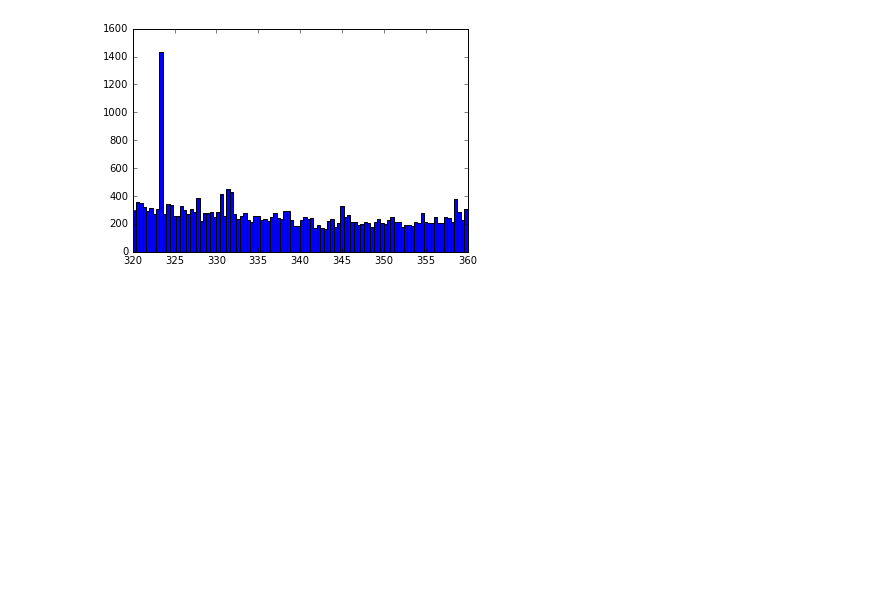
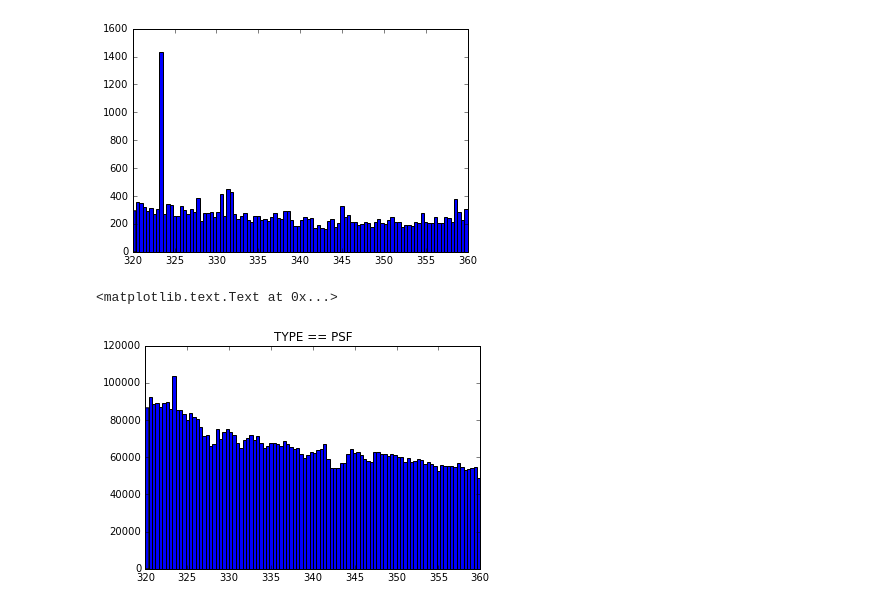
Before and after one commit to bccp/imaginglss-notebooks, a Jupyter notebook: Stripe82-DR2-QSO-w-David.ipynb, the cells around one changed output. Cells and saved outputs as stored; diff of their text form; code cells hidden in the pictures; blank space fills up the shorter version.

```diff
--- a/Stripe82-DR2-QSO-w-David.ipynb
+++ b/Stripe82-DR2-QSO-w-David.ipynb
@@ -231,4 +255,9 @@ _ = hist(cat['RA'][mask], bins=100, range=(320, 360))
 # %% [output]
 [figure]
 # %%
-_ = hist(cat['RA'][mask], bins=100, range=(320, 360))
+PSFMASK = cat['TYPE'] == 'PSF '
+_ = hist(cat['RA'][PSFMASK], bins=100, range=(320, 360), weights=ones(PSFMASK.sum()) / (2.5 * 0.4))
+title("TYPE == PSF")
+# %% [output]
+<matplotlib.text.Text at 0x...>
+[figure, added]
```
Also changed, not shown: parts of 5 cells of this notebook.
